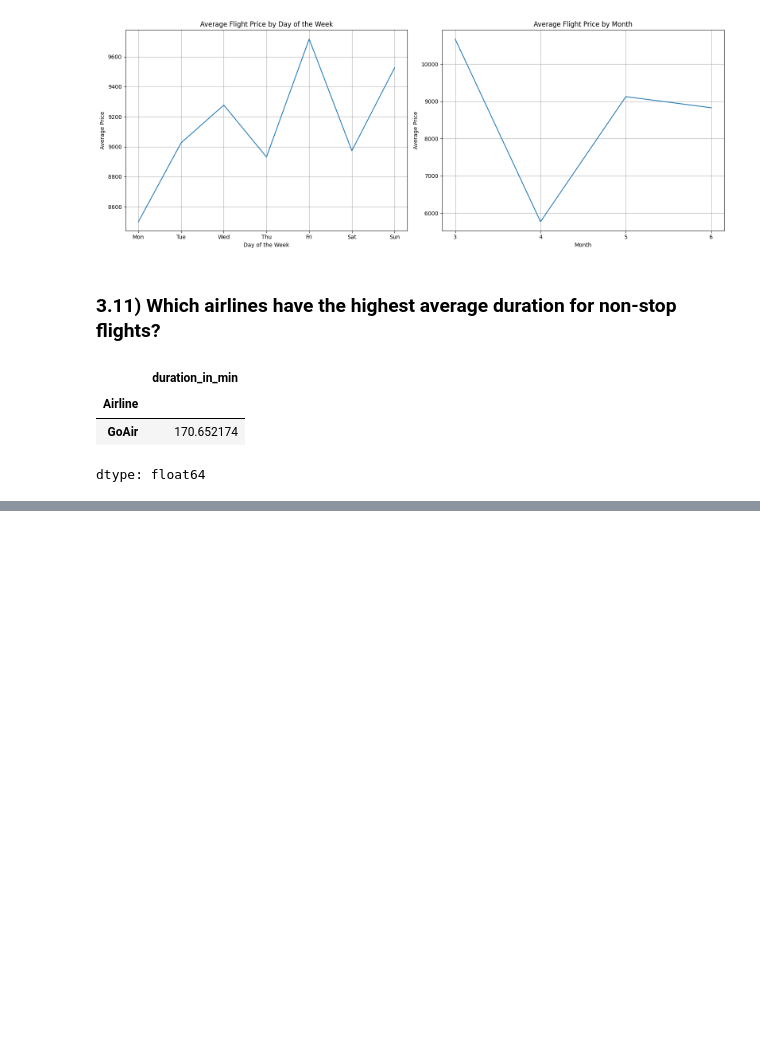
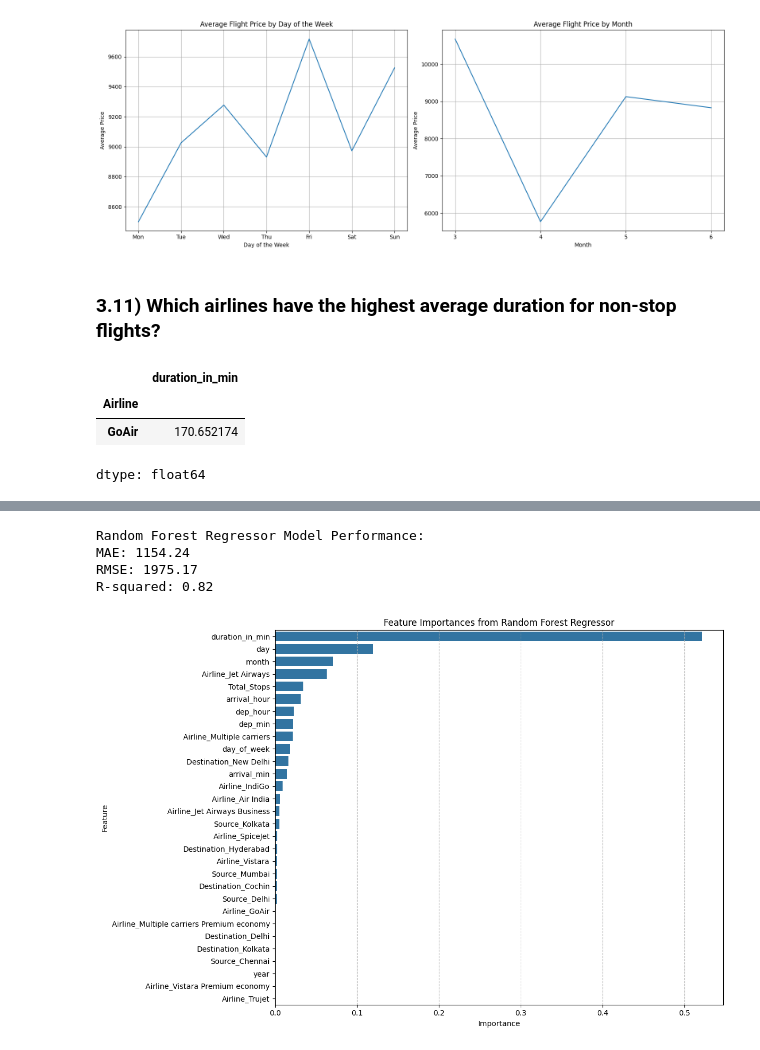
Before and after one commit to DeVs2611/Flight_Price_Data_Analysis_using_Python, a Jupyter notebook: Flight_Price.ipynb, the cells around one changed output, grey strips where cells are left out. Saved outputs shown, nothing was run; the diff lists cells and outputs as text; code cells hidden in the pictures; blank space fills up the shorter version.

```diff
--- a/Flight_Price.ipynb
+++ b/Flight_Price.ipynb
@@ -744,0 +949,47 @@ dtype: float64
+# %%
+from sklearn.ensemble import RandomForestRegressor
+from sklearn.metrics import mean_absolute_error, mean_squared_error, r2_score
+
+# 1. Instantiate a RandomForestRegressor object
+rf_regressor = RandomForestRegressor(n_estimators=200, max_depth=20, min_samples_leaf=5, n_jobs=-1, random_state=42)
+
+# 2. Fit the model to the training data
+rf_regressor.fit(X_train, y_train)
+
+# 3. Make predictions on the test set
+y_pred_rf = rf_regressor.predict(X_test)
+
+# 4. Calculate and print evaluation metrics
+mae_rf = mean_absolute_error(y_test, y_pred_rf)
+mse_rf = mean_squared_error(y_test, y_pred_rf)
+rmse_rf = np.sqrt(mse_rf)
+r2_rf = r2_score(y_test, y_pred_rf)
+
+print("Random Forest Regressor Model Performance:")
+print(f"MAE: {mae_rf:.2f}")
+print(f"RMSE: {rmse_rf:.2f}")
+print(f"R-squared: {r2_rf:.2f}")
+# %% [output]
+Random Forest Regressor Model Performance:
+MAE: 1154.24
+RMSE: 1975.17
+R-squared: 0.82
+# %%
+# 6. Extract feature importances
+feature_importances_rf = rf_regressor.feature_importances_
+feature_names_rf = X.columns
+
+# 7. Create a pandas Series for easier plotting and sort them
+importance_series_rf = pd.Series(feature_importances_rf, index=feature_names_rf).sort_values(ascending=False)
+
+# 8. Generate a bar chart of the feature importances
+plt.figure(figsize=(12, 8))
+sns.barplot(x=importance_series_rf.values, y=importance_series_rf.index)
+plt.title('Feature Importances from Random Forest Regressor')
+plt.xlabel('Importance')
+plt.ylabel('Feature')
+plt.grid(axis='x', linestyle='--')
+plt.tight_layout()
+plt.show()
+# %% [output]
+[figure, added]
```
Also changed, not shown: parts of 35 cells of this notebook.
